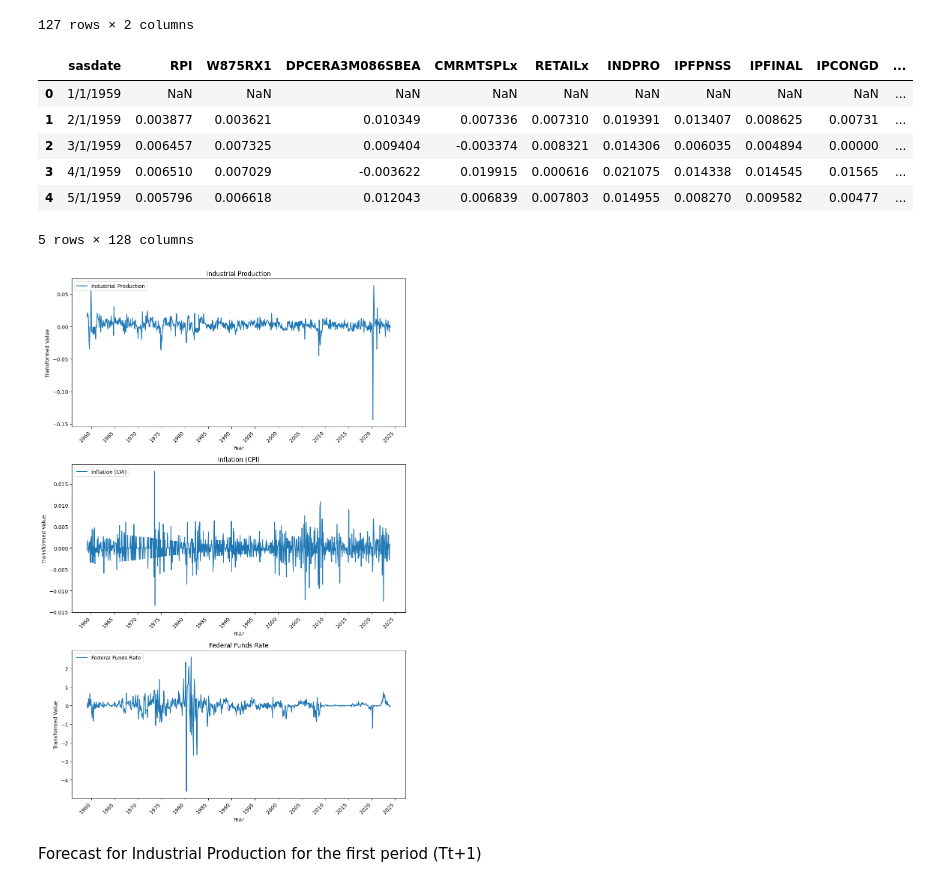
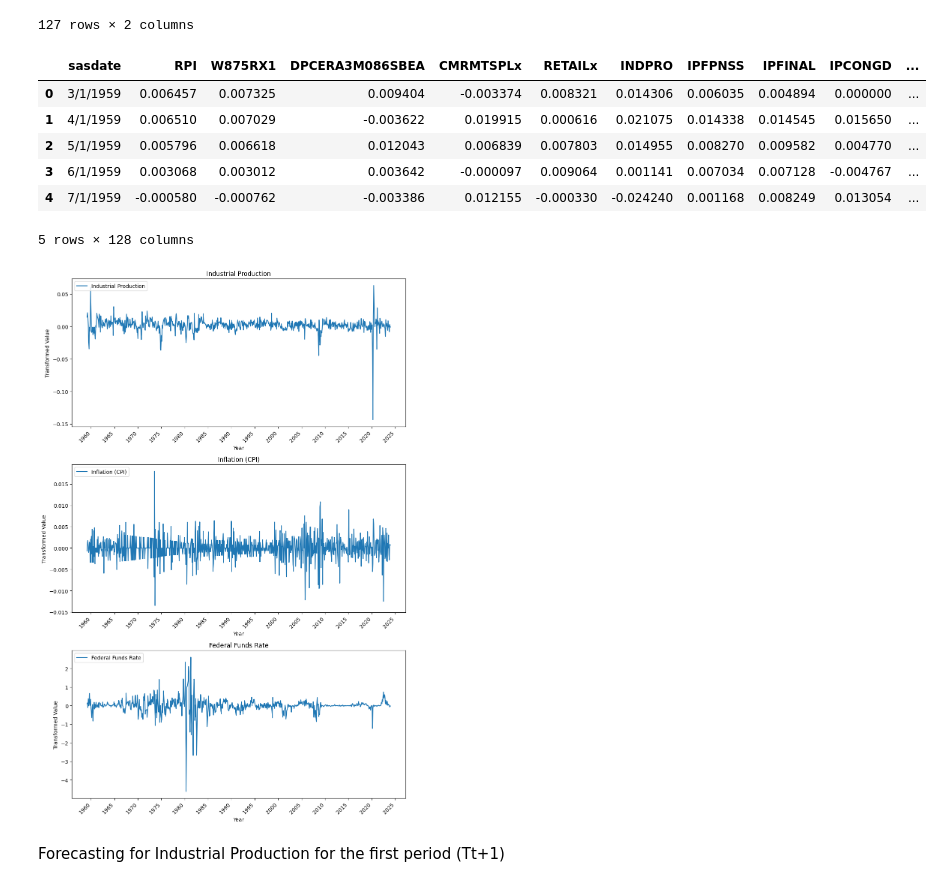
Before and after one commit to uniroma/assignment1-patagonia, a Jupyter notebook: example.ipynb, the cells around one changed output. Cells and saved outputs as stored; diff of their text form; code cells hidden in the pictures.

```diff
--- a/example.ipynb
+++ b/example.ipynb
@@ -74,36 +74,49 @@ transformation_codes
 127 rows × 2 columns
 # %%
 import numpy as np
+
+# Function to apply transformations based on the transformation code
 def apply_transformation(series, code):
-    if code==1:
+    if code == 1:
+        # No transformation
         return series
-    elif code==2:
+    elif code == 2:
+        # First difference
         return series.diff()
-    elif code==3:
+    elif code == 3:
+        # Second difference
         return series.diff().diff()
-    elif code==4:
+    elif code == 4:
+        # Log
         return np.log(series)
-    elif code==5:
+    elif code == 5:
+        # First difference of log
         return np.log(series).diff()
-    elif code==6:
+    elif code == 6:
+        # Second difference of log
         return np.log(series).diff().diff()
-    elif code==7:
+    elif code == 7:
+        # Delta (x_t/x_{t-1} - 1)
         return series.pct_change()
     else:
-        raise ValueError("Invalid Transformation Code")
+        raise ValueError("Invalid transformation code")
+
+# Applying the transformations to each column in df_cleaned based on transformation_codes
+for series_name, code in transformation_codes.values:
+    df_cleaned[series_name] = apply_transformation(df_cleaned[series_name].astype(float), float(code))
+
+
+df_cleaned = df_cleaned[2:]
+df_cleaned.reset_index(drop=True, inplace=True)
+df_cleaned.head()
+# %% [output]
+|  | sasdate | RPI | W875RX1 | DPCERA3M086SBEA | CMRMTSPLx | RETAILx | INDPRO | IPFPNSS | IPFINAL | IPCONGD | ... |
+| 0 | 3/1/1959 | 0.006457 | 0.007325 | 0.009404 | -0.003374 | 0.008321 | 0.014306 | 0.006035 | 0.004894 | 0.000000 | ... |
+| 1 | 4/1/1959 | 0.006510 | 0.007029 | -0.003622 | 0.019915 | 0.000616 | 0.021075 | 0.014338 | 0.014545 | 0.015650 | ... |
+| 2 | 5/1/1959 | 0.005796 | 0.006618 | 0.012043 | 0.006839 | 0.007803 | 0.014955 | 0.008270 | 0.009582 | 0.004770 | ... |
+| 3 | 6/1/1959 | 0.003068 | 0.003012 | 0.003642 | -0.000097 | 0.009064 | 0.001141 | 0.007034 | 0.007128 | -0.004767 | ... |
+| 4 | 7/1/1959 | -0.000580 | -0.000762 | -0.003386 | 0.012155 | -0.000330 | -0.024240 | 0.001168 | 0.008249 | 0.013054 | ... |
+5 rows × 128 columns
-# %%
-for series_name, code in transformation_codes.values:
-    df_cleaned[series_name] = apply_transformation(df_cleaned[series_name].astype(float), float(code))
-
-df_cleaned.head()
-# %% [output]
-|  | sasdate | RPI | W875RX1 | DPCERA3M086SBEA | CMRMTSPLx | RETAILx | INDPRO | IPFPNSS | IPFINAL | IPCONGD | ... |
-| 0 | 1/1/1959 | NaN | NaN | NaN | NaN | NaN | NaN | NaN | NaN | NaN | ... |
-| 1 | 2/1/1959 | 0.003877 | 0.003621 | 0.010349 | 0.007336 | 0.007310 | 0.019391 | 0.013407 | 0.008625 | 0.00731 | ... |
-| 2 | 3/1/1959 | 0.006457 | 0.007325 | 0.009404 | -0.003374 | 0.008321 | 0.014306 | 0.006035 | 0.004894 | 0.00000 | ... |
-| 3 | 4/1/1959 | 0.006510 | 0.007029 | -0.003622 | 0.019915 | 0.000616 | 0.021075 | 0.014338 | 0.014545 | 0.01565 | ... |
-| 4 | 5/1/1959 | 0.005796 | 0.006618 | 0.012043 | 0.006839 | 0.007803 | 0.014955 | 0.008270 | 0.009582 | 0.00477 | ... |
-5 rows × 128 columns
 # %%
 import matplotlib.pyplot as plt
 import matplotlib.dates as mdates
@@ -133,6 +146,6 @@ for ax, series_name, plot_title in zip(axs, series_to_plot, series_names):
 plt.tight_layout()
 plt.show()
 # %% [output]
-[figure, old version]
+[figure, new version]
 # %% [markdown]
-Forecast for Industrial Production for the first period (Tt+1)
+Forecasting for Industrial Production for the first period (Tt+1)
```
Also changed, not shown: parts of 23 cells of this notebook.
